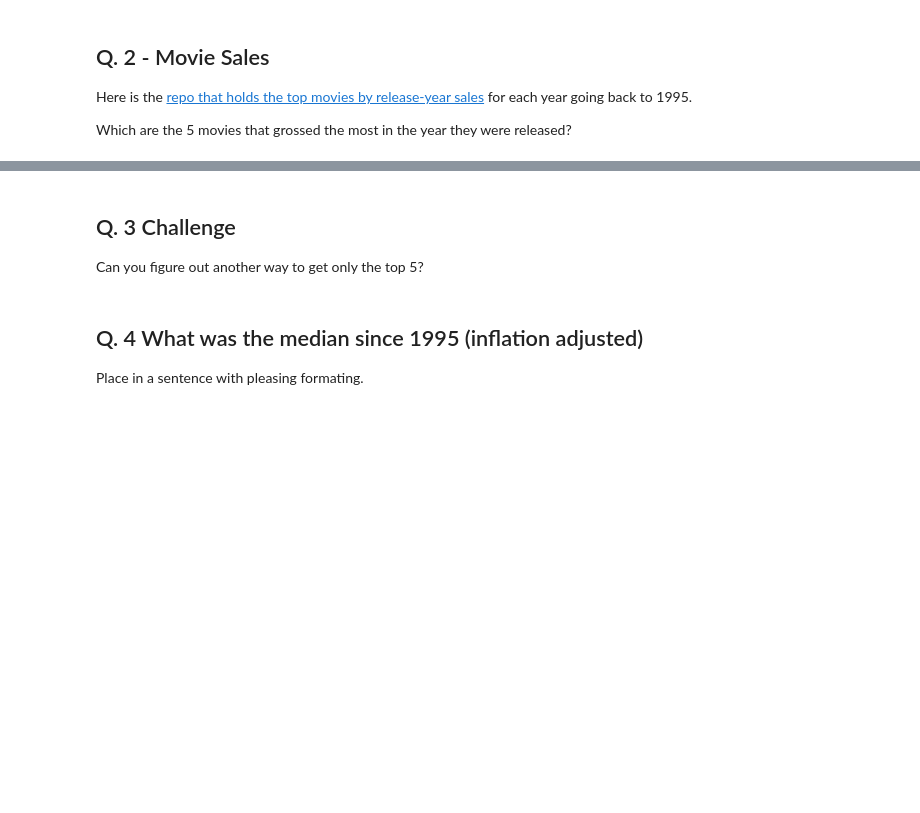
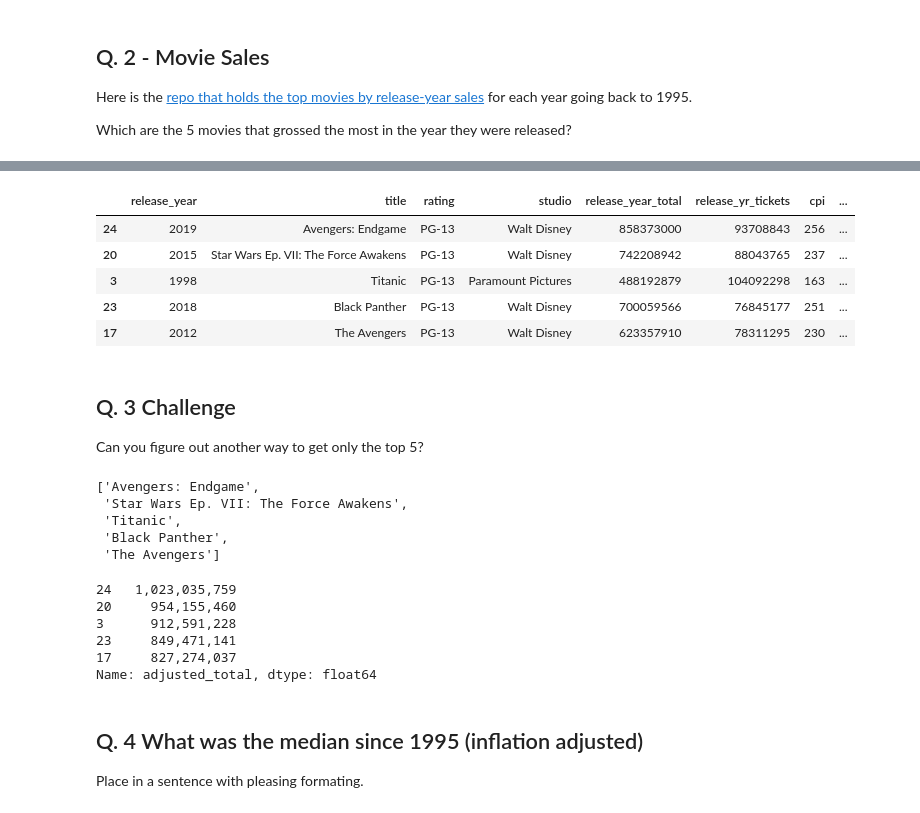
Before and after one commit to sashalcohen/HOMEWORK, a Jupyter notebook: hw-for-wk08-functions-lambda-aggregation-SASHA.ipynb, the cells around one changed output, grey strips where cells are left out. Drawn from its saved outputs; the diff is of its cells as text; code cells hidden in the pictures; blank space fills up the shorter version.

```diff
--- a/hw-for-wk08-functions-lambda-aggregation-SASHA.ipynb
+++ b/hw-for-wk08-functions-lambda-aggregation-SASHA.ipynb
@@ -77,3 +132,12 @@ df_top5["title"].tolist()
+# %%
+df_movies.sort_values(by="adjusted_total", ascending = False).head()
+# %% [output]
+|  | release_year | title | rating | studio | release_year_total | release_yr_tickets | cpi | ... |
+| 24 | 2019 | Avengers: Endgame | PG-13 | Walt Disney | 858373000 | 93708843 | 256 | ... |
+| 20 | 2015 | Star Wars Ep. VII: The Force Awakens | PG-13 | Walt Disney | 742208942 | 88043765 | 237 | ... |
+| 3 | 1998 | Titanic | PG-13 | Paramount Pictures | 488192879 | 104092298 | 163 | ... |
+| 23 | 2018 | Black Panther | PG-13 | Walt Disney | 700059566 | 76845177 | 251 | ... |
+| 17 | 2012 | The Avengers | PG-13 | Walt Disney | 623357910 | 78311295 | 230 | ... |
 # %% [markdown]
 ## Q. 3 Challenge
 
@@ -89,3 +145,25 @@ def yrly_top_movies(how_many):
+# %%
+## I don't think this is actually a different way
+## I know that the answer would be incorrect if more than one of the top 5 had come out in the same year,
+## and don't know how to create a condition that checks for that and returns it.
+df_movies2 = df_movies.sort_values(by = "adjusted_total", ascending = False).head()
+df_movies2["title"].head().tolist()
+# %% [output]
+['Avengers: Endgame',
+ 'Star Wars Ep. VII: The Force Awakens',
+ 'Titanic',
+ 'Black Panther',
+ 'The Avengers']
+# %%
+## Dont know how to use these values to index the corresponding movie titles
+df_movies2['adjusted_total'].nlargest(n=5)
+# %% [output]
+24   1,023,035,759
+20     954,155,460
+3      912,591,228
+23     849,471,141
+17     827,274,037
+Name: adjusted_total, dtype: float64
 # %% [markdown]
 ## Q. 4 What was the median since 1995 (inflation adjusted)
 
```
Also changed, not shown: parts of 15 cells of this notebook.
